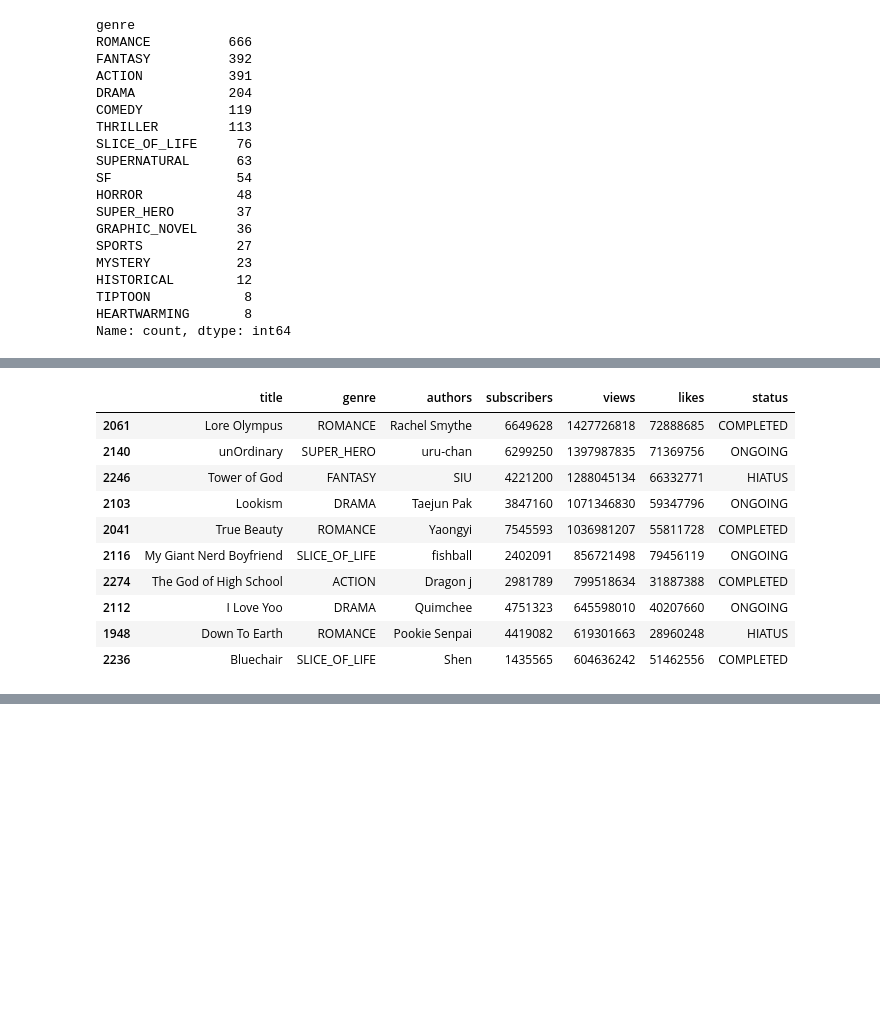
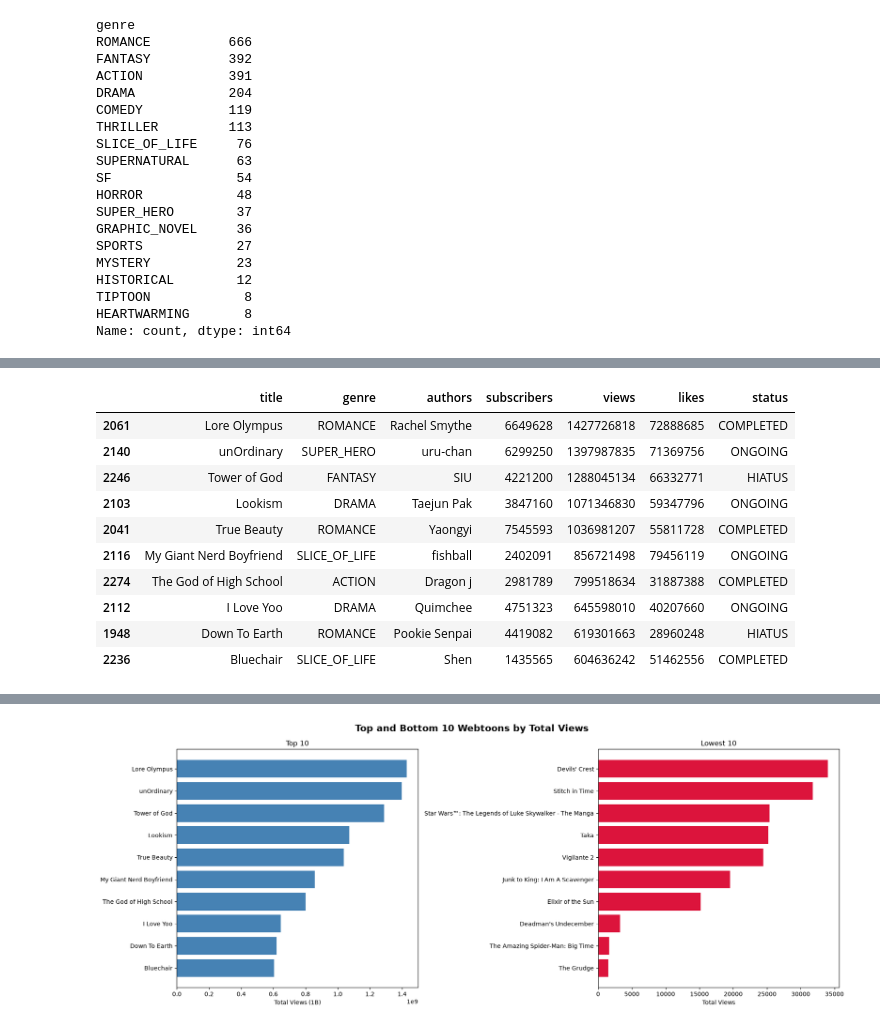
Before and after one commit to hliu325/KOR-webtoon-data, a Jupyter notebook: webtoon_analysis.ipynb, the cells around one changed output, grey strips where cells are left out. Drawn from its saved outputs; the diff is of its cells as text; code cells hidden in the pictures; blank space fills up the shorter version.

```diff
--- a/webtoon_analysis.ipynb
+++ b/webtoon_analysis.ipynb
@@ -169,6 +163,33 @@ Passing `palette` without assigning `hue` is deprecated and will be removed in v
 top_10 = df.sort_values(by = "views", ascending = False).head(10)
 top_10 = top_10[["title", "genre", "authors", "subscribers", "views", "likes", "status"]]
 display(top_10)
+
+# Top 10 Webtoons with Least Views
+
+bottom_10 = df.sort_values(by = "views", ascending = True).head(10)
+bottom_10 = bottom_10[["title", "genre", "authors", "subscribers", "views", "likes", "status"]]
+display(bottom_10)
+
+# PLOT RANKINGS AS BAR CHARTS :
+fig, ax = plt.subplots(1,2, figsize=(18,7)) # set up the figure
+
+ax[0].barh(y = top_10["title"], width = top_10["views"], color = "steelblue")
+ax[1].barh(y = bottom_10["title"], width = bottom_10["views"], color = "crimson")
+
+# MODIFICATIONS :
+fig.suptitle("Top and Bottom 10 Webtoons by Total Views", fontsize = 16, fontweight= "bold")
+
+ax[0].invert_yaxis()
+ax[0].set_title("Top 10")
+ax[0].set_xlabel("Total Views (1B)")
+
+ax[1].set_title("Lowest 10")
+ax[1].set_xlabel("Total Views")
+
+
+
+plt.tight_layout() # helps with automatically adjusting spacing.
+plt.show()
 # %% [output]
 |  | title | genre | authors | subscribers | views | likes | status |
 | 2061 | Lore Olympus | ROMANCE | Rachel Smythe | 6649628 | 1427726818 | 72888685 | COMPLETED |
@@ -183,0 +216 @@ display(top_10)
+[figure, added]
```
Also changed, not shown: parts of 10 cells of this notebook.
